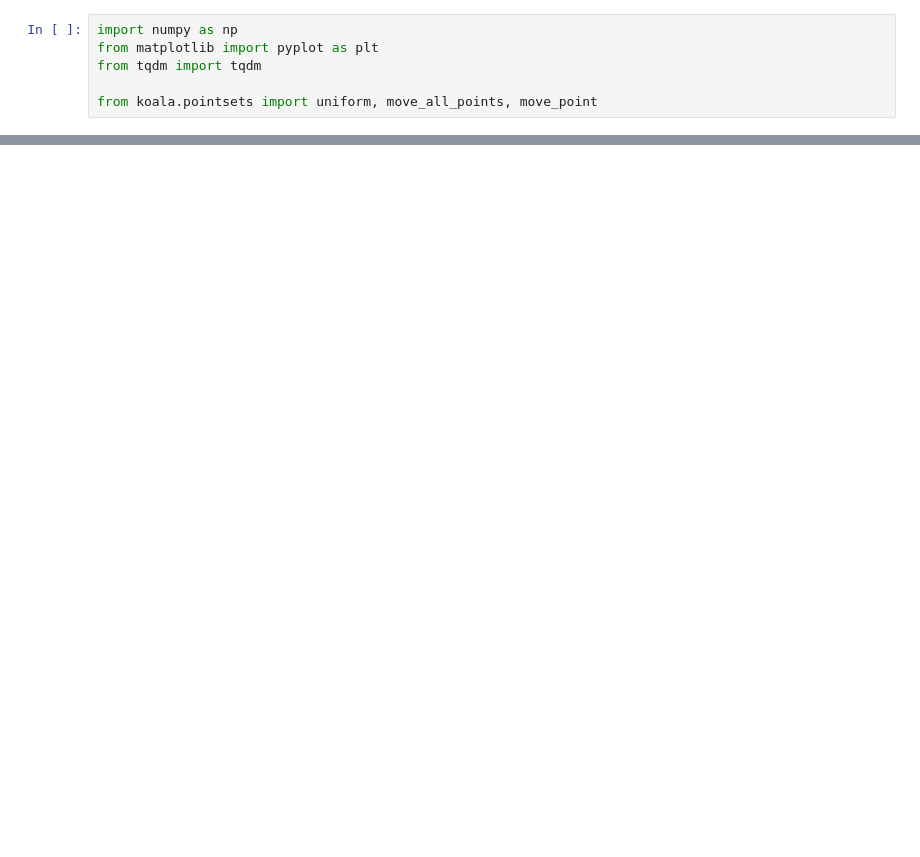
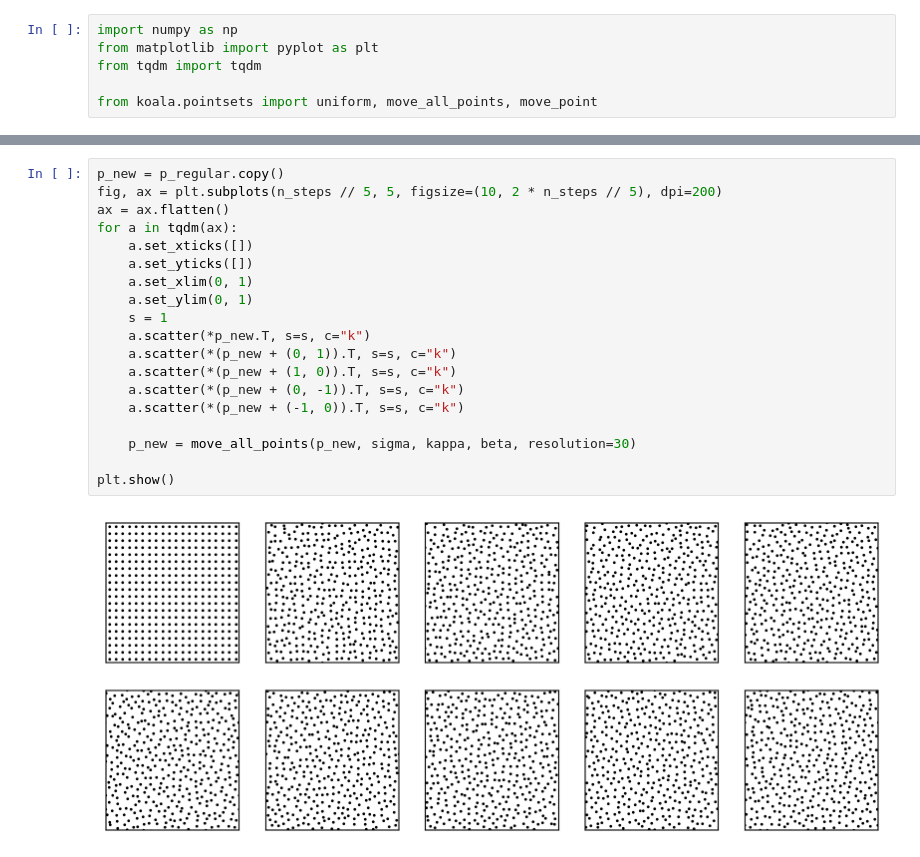
Before and after one commit to Imperial-CMTH/koala, a Jupyter notebook: tutorial_notebooks/slowly_shifting_lattice.ipynb, the cells around one changed output, grey strips where cells are left out. Cells and saved outputs as stored; diff of their text form; blank space fills up the shorter version.

```diff
--- a/tutorial_notebooks/slowly_shifting_lattice.ipynb
+++ b/tutorial_notebooks/slowly_shifting_lattice.ipynb
@@ -69,0 +78,21 @@ for a in tqdm(ax):
+# %%
+p_new = p_regular.copy()
+fig, ax = plt.subplots(n_steps // 5, 5, figsize=(10, 2 * n_steps // 5), dpi=200)
+ax = ax.flatten()
+for a in tqdm(ax):
+    a.set_xticks([])
+    a.set_yticks([])
+    a.set_xlim(0, 1)
+    a.set_ylim(0, 1)
+    s = 1
+    a.scatter(*p_new.T, s=s, c="k")
+    a.scatter(*(p_new + (0, 1)).T, s=s, c="k")
+    a.scatter(*(p_new + (1, 0)).T, s=s, c="k")
+    a.scatter(*(p_new + (0, -1)).T, s=s, c="k")
+    a.scatter(*(p_new + (-1, 0)).T, s=s, c="k")
+
+    p_new = move_all_points(p_new, sigma, kappa, beta, resolution=30)
+
+plt.show()
+# %% [output]
+[figure, added]
```
Also changed, not shown: parts of 5 cells of this notebook.
